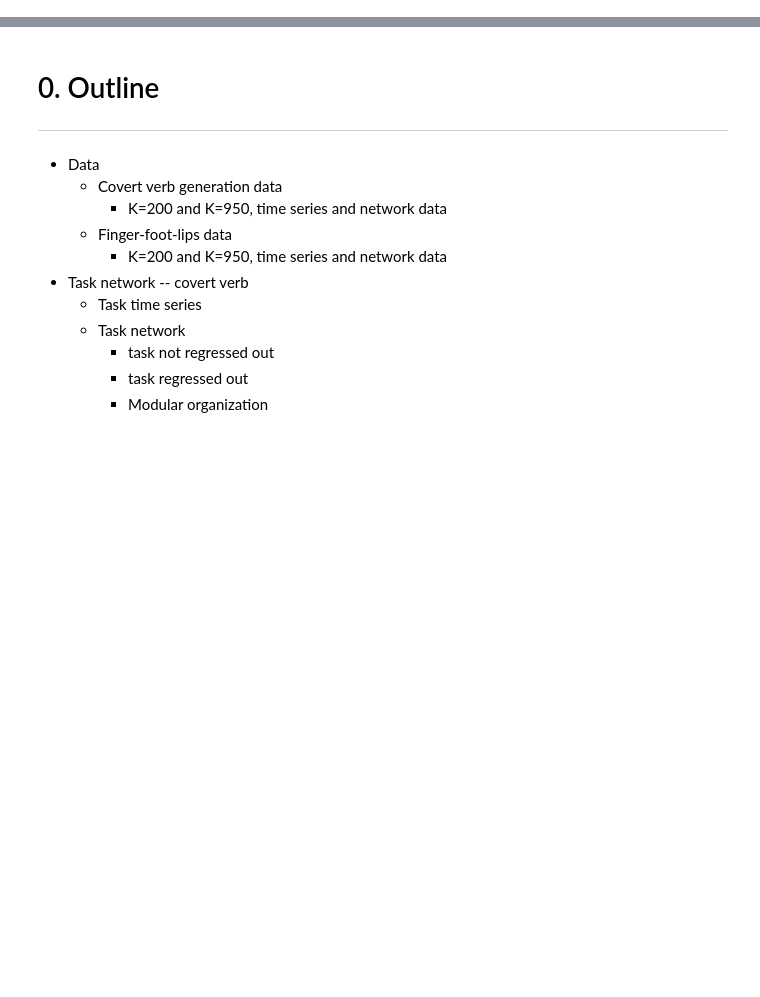
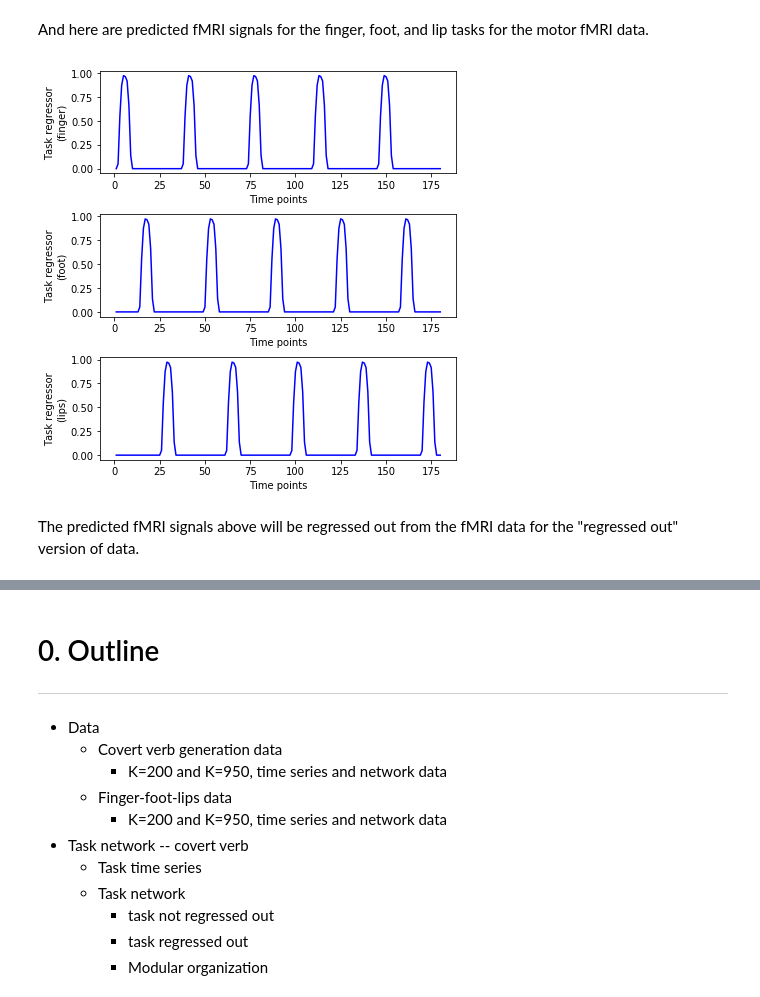
Before and after one commit to sathayas/JupyterConnectivitySpring2019, a Jupyter notebook: TaskNetwork.ipynb, the cells around one changed output, grey strips where cells are left out. Cells and saved outputs as stored; diff of their text form; code cells hidden in the pictures; blank space fills up the shorter version.

```diff
--- a/TaskNetwork.ipynb
+++ b/TaskNetwork.ipynb
@@ -14,0 +78,23 @@ PSY 381D <b>Brain Connectivity</b>, Spring 2019
+# %% [markdown]
+And here are predicted fMRI signals for the finger, foot, and lip tasks for the motor fMRI data.
+# %%
+##### Second, finger foot lips task
+fTask = 'DataTaskNetwork/GLM_model_fingerfootlips.npz'
+GLM = np.load(fTask)['X']
+taskList = ['finger','foot','lips']
+indTask = [0,2,4]
+
+plt.figure(figsize=[6,6])
+timeVec = np.arange(1,GLM.shape[0]+1)
+for i, iTask in enumerate(taskList):
+    plt.subplot(3,1,i+1)
+    plt.plot(timeVec,GLM[:,indTask[i]],'b-')
+    plt.xlabel('Time points')
+    plt.ylabel('Task regressor\n('+iTask+')')
+plt.subplots_adjust(bottom=0.075, right=0.975, left=0.15, top=0.975,
+                    hspace=0.4)
+plt.show()
+# %% [output]
+[figure, added]
+# %% [markdown]
+The predicted fMRI signals above will be regressed out from the fMRI data for the "regressed out" version of data.
```
Also changed, not shown: parts of 5 cells of this notebook.
